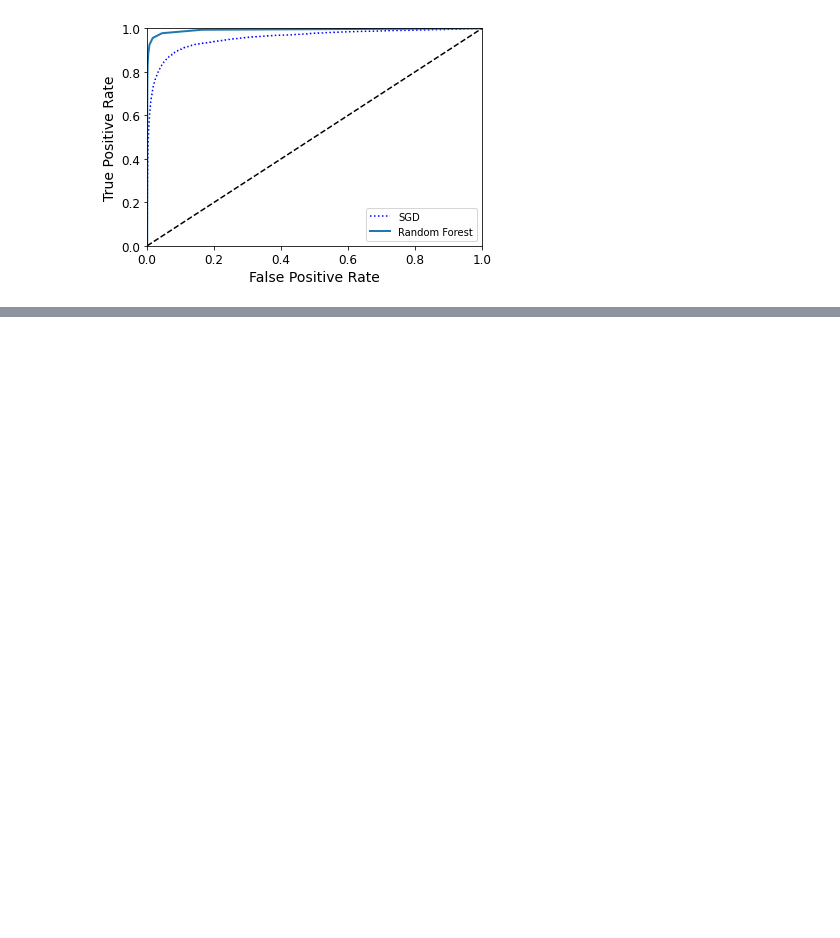
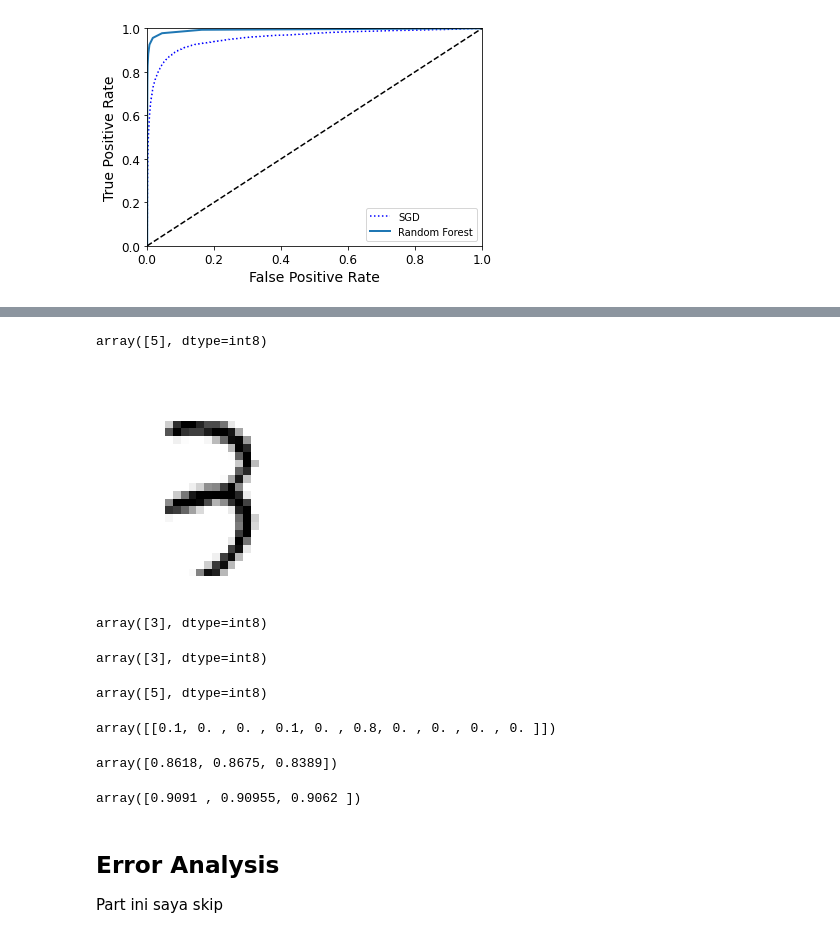
Before and after one commit to marcdewa/ML-Training, a Jupyter notebook: 2ndTraining/Chap3.ipynb, the cells around one changed output, grey strips where cells are left out. Drawn from its saved outputs; the diff is of its cells as text; code cells hidden in the pictures; blank space fills up the shorter version.

```diff
--- a/2ndTraining/Chap3.ipynb
+++ b/2ndTraining/Chap3.ipynb
@@ -244,0 +257,41 @@ plt.show()
+# %%
+sgd_clf.fit(X_train,y_train)
+sgd_clf.predict([some_digit])
+# %% [output]
+array([5], dtype=int8)
+# %%
+plot_digit(X[23000])
+sgd_clf.predict([X[23000]])
+# %% [output]
+[figure, added]
+array([3], dtype=int8)
+# %%
+from sklearn.multiclass import OneVsOneClassifier
+ovo_clf = OneVsOneClassifier(SGDClassifier(max_iter=5, tol=-np.infty, random_state=42))
+ovo_clf.fit(X_train, y_train)
+ovo_clf.predict([X[23000]])
+# %% [output]
+array([3], dtype=int8)
+# %%
+forest_clf.fit(X_train,y_train)
+forest_clf.predict([some_digit])
+# %% [output]
+array([5], dtype=int8)
+# %%
+forest_clf.predict_proba([some_digit])
+# %% [output]
+array([[0.1, 0. , 0. , 0.1, 0. , 0.8, 0. , 0. , 0. , 0. ]])
+# %%
+cross_val_score(sgd_clf,X_train,y_train,cv=3,scoring="accuracy")
+# %% [output]
+array([0.8618, 0.8675, 0.8389])
+# %%
+from sklearn.preprocessing import StandardScaler
+scaler = StandardScaler()
+X_train_scaled = scaler.fit_transform(X_train.astype(np.float64))
+cross_val_score(sgd_clf, X_train_scaled, y_train, cv=3, scoring="accuracy")
+# %% [output]
+array([0.9091 , 0.90955, 0.9062 ])
+# %% [markdown]
+## Error Analysis
+Part ini saya skip
```
Also changed, not shown: parts of 10 cells of this notebook, 28 other files.
